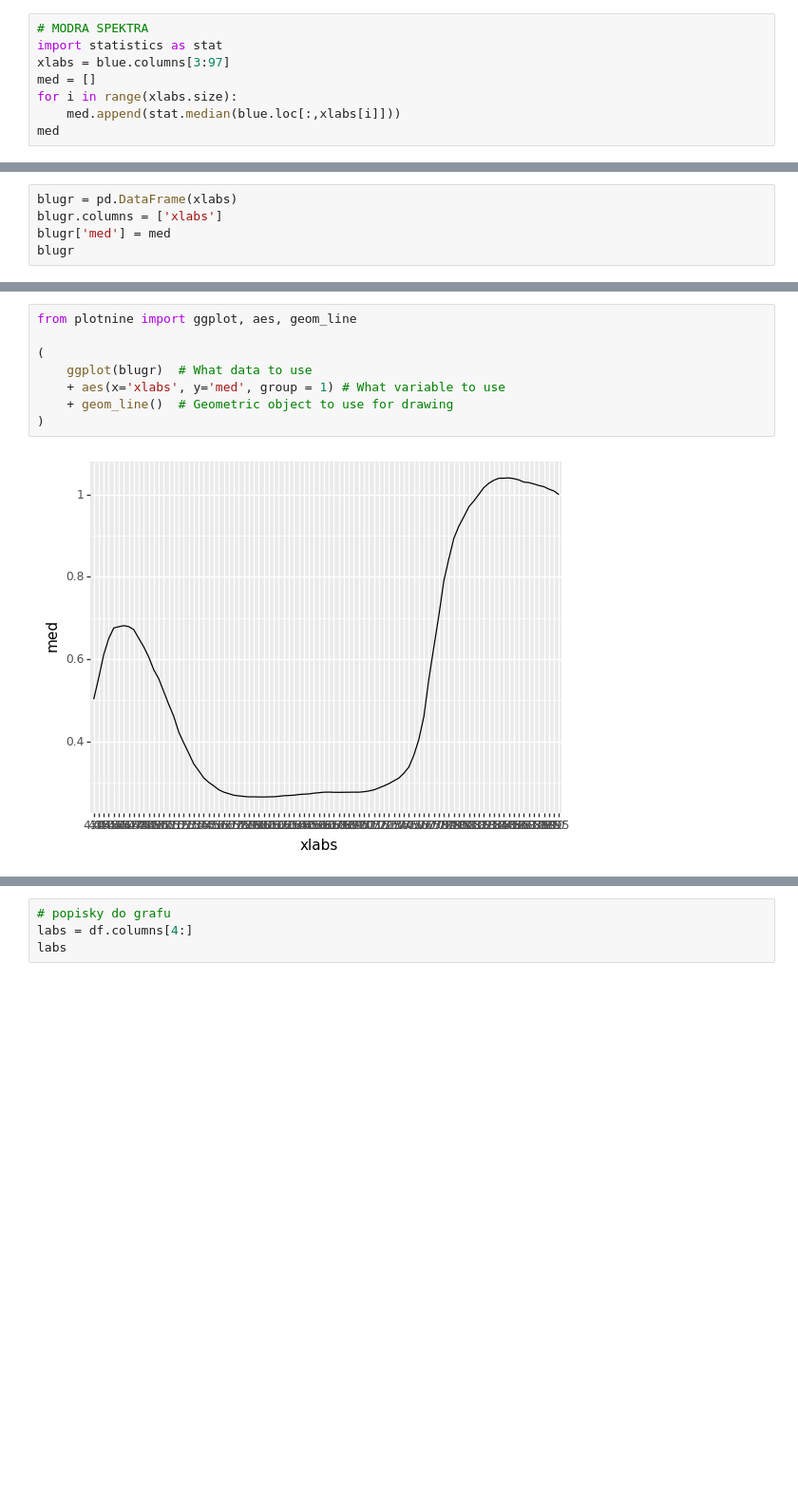
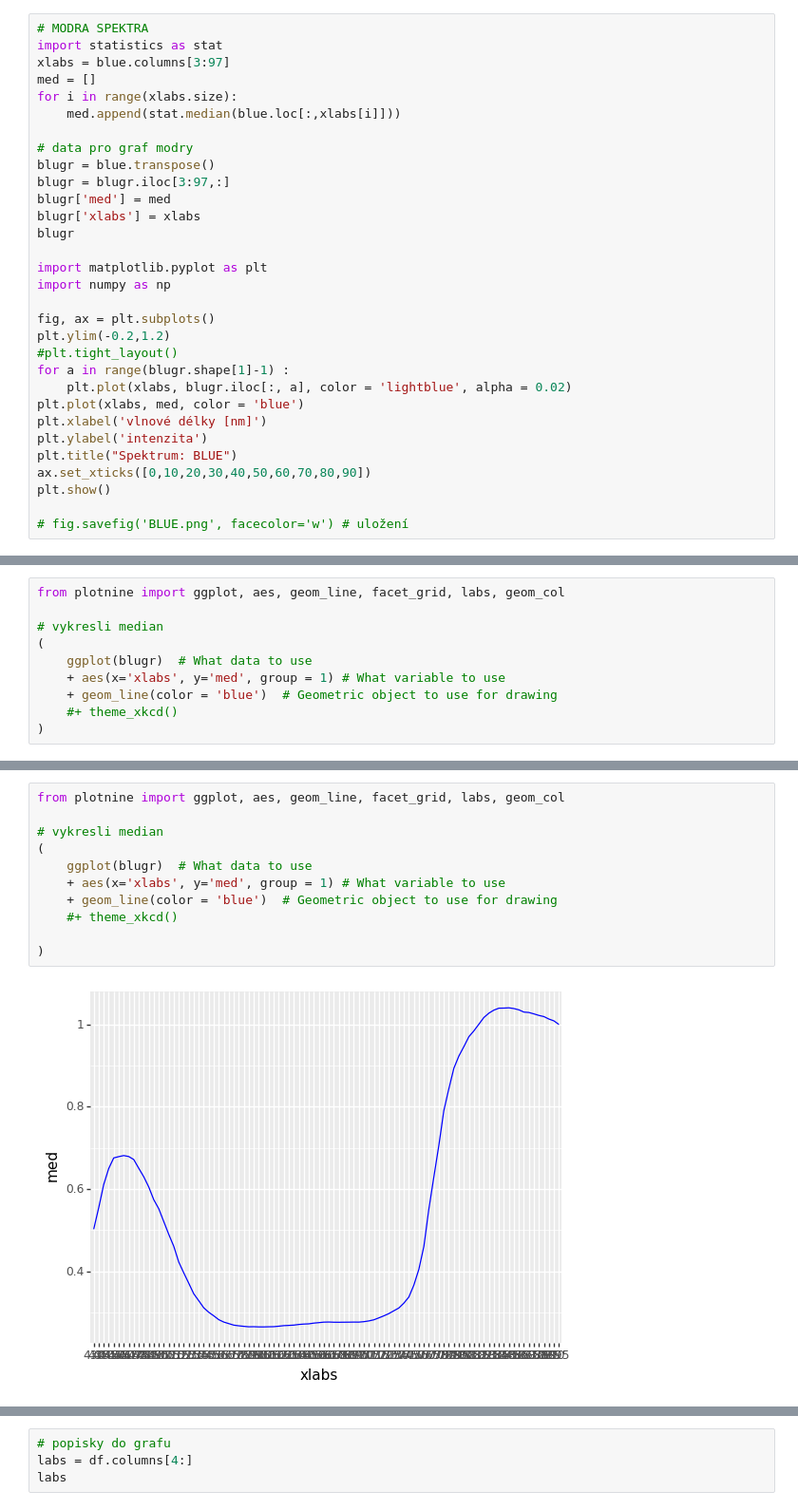
Before and after one commit to llxzy/E4012_rastliny, a Jupyter notebook: vizualizace.ipynb, the cells around one changed output, grey strips where cells are left out. Shown at 95% size. Cells and saved outputs as stored; diff of their text form; blank space fills up the shorter version.

Commit message:
vykresleni spekter, (not the pythonic way, but it works) + mediany

```diff
--- a/vizualizace.ipynb
+++ b/vizualizace.ipynb
@@ -79,5 +68,28 @@ xlabs = blue.columns[3:97]
 med = []
 for i in range(xlabs.size):
     med.append(stat.median(blue.loc[:,xlabs[i]]))
-med
+
+# data pro graf modry
+blugr = blue.transpose()
+blugr = blugr.iloc[3:97,:]
+blugr['med'] = med
+blugr['xlabs'] = xlabs
+blugr
+
+import matplotlib.pyplot as plt
+import numpy as np
+
+fig, ax = plt.subplots()
+plt.ylim(-0.2,1.2)
+#plt.tight_layout()
+for a in range(blugr.shape[1]-1) :
+    plt.plot(xlabs, blugr.iloc[:, a], color = 'lightblue', alpha = 0.02)
+plt.plot(xlabs, med, color = 'blue')
+plt.xlabel('vlnové délky [nm]')
+plt.ylabel('intenzita')
+plt.title("Spektrum: BLUE")
+ax.set_xticks([0,10,20,30,40,50,60,70,80,90])
+plt.show()
+
+# fig.savefig('BLUE.png', facecolor='w') # uložení
 # %% [output]
@@ -101,6 +229,11 @@ med
 # %%
-blugr = pd.DataFrame(xlabs)
-blugr.columns = ['xlabs']
-blugr['med'] = med
-blugr
+from plotnine import ggplot, aes, geom_line, facet_grid, labs, geom_col
+
+# vykresli median
+(
+    ggplot(blugr)  # What data to use
+    + aes(x='xlabs', y='med', group = 1) # What variable to use
+    + geom_line(color = 'blue')  # Geometric object to use for drawing
+    #+ theme_xkcd()
+)
 # %% [output]
@@ -120,10 +242,13 @@ blugr
 # %%
-from plotnine import ggplot, aes, geom_line
+from plotnine import ggplot, aes, geom_line, facet_grid, labs, geom_col
 
+# vykresli median
 (
     ggplot(blugr)  # What data to use
     + aes(x='xlabs', y='med', group = 1) # What variable to use
-    + geom_line()  # Geometric object to use for drawing
+    + geom_line(color = 'blue')  # Geometric object to use for drawing
+    #+ theme_xkcd()
+
 )
 # %% [output]
-[figure, old version]
+[figure, new version]
```
Also changed, not shown: parts of 16 cells of this notebook.
